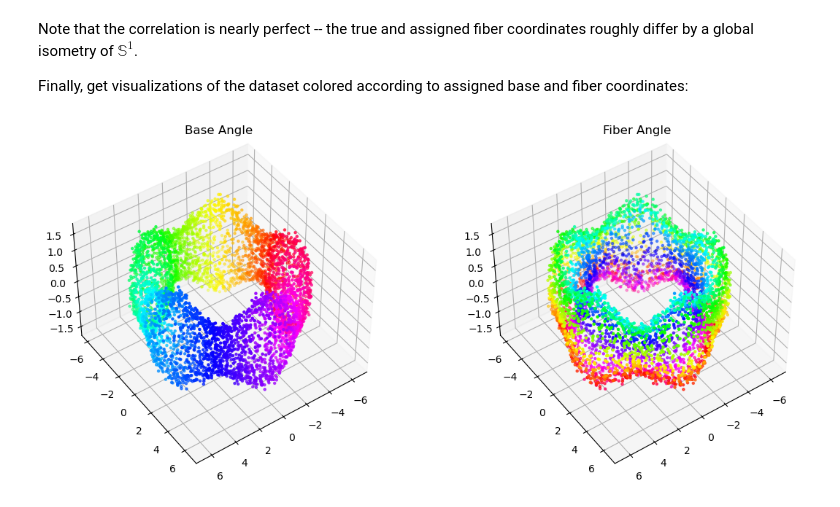
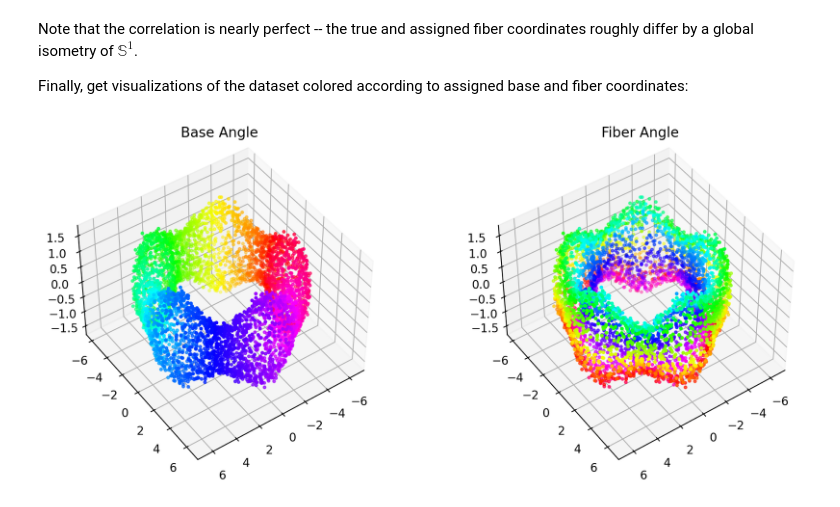
Before and after one commit to bradturow/Circle_Bundles, a Jupyter notebook: notebooks/tutorials/all/01_product_torus.ipynb, the cells around one changed output. Saved outputs shown, nothing was run; the diff lists cells and outputs as text; code cells hidden in the pictures.

```diff
--- a/notebooks/tutorials/all/01_product_torus.ipynb
+++ b/notebooks/tutorials/all/01_product_torus.ipynb
@@ -140,30 +141,30 @@ Note that the correlation is nearly perfect -- the true and assigned fiber coord
 
 Finally, get visualizations of the dataset colored according to assigned base and fiber coordinates:
 # %%
-fig = plt.figure(figsize=(12, 5))
+fig = plt.figure(figsize=(12, 5), dpi=200)
 
 ax1 = fig.add_subplot(1, 2, 1, projection="3d")
 sc1 = ax1.scatter(
     data[:, 0], data[:, 1], data[:, 2],
-    c=base_angles,
+    c=np.mod(base_angles, 2 * np.pi),
     cmap="hsv",
+    norm=norm,
     s=5,
 )
 ax1.view_init(45, 55)
 ax1.set_title("Base Angle")
 
-# --- Right: colored by theta2 ---
 ax2 = fig.add_subplot(1, 2, 2, projection="3d")
 sc2 = ax2.scatter(
     data[:, 0], data[:, 1], data[:, 2],
-    c=fiber_angles,
+    c=np.mod(fiber_angles, 2 * np.pi),
     cmap="hsv",
+    norm=norm,
     s=5,
 )
 ax2.view_init(45, 55)
 ax2.set_title("Fiber Angle")
 
-plt.tight_layout()
 plt.show()
 # %% [output]
-[figure, old version]
+[figure, new version]
```
Also changed, not shown: parts of 1 cell of this notebook, 1 other file.
